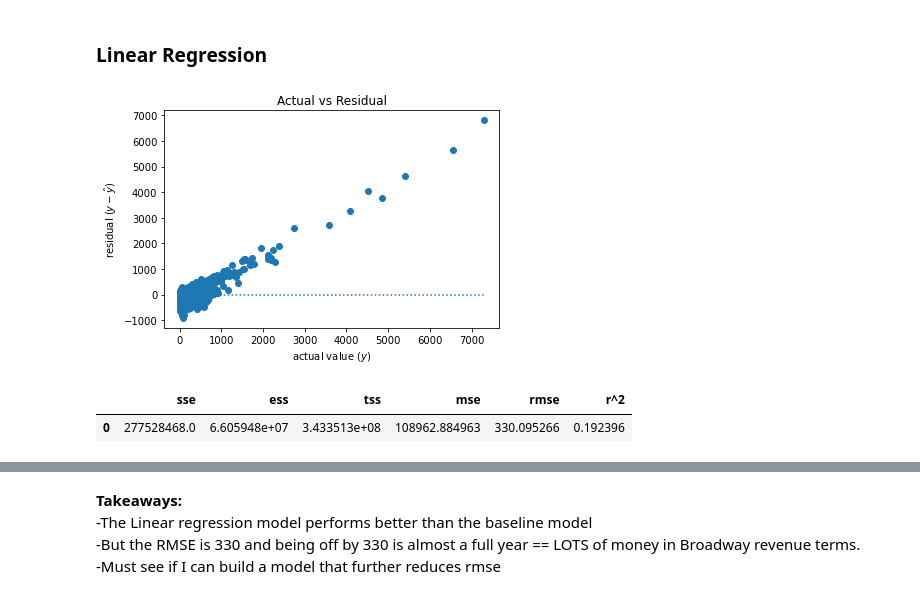
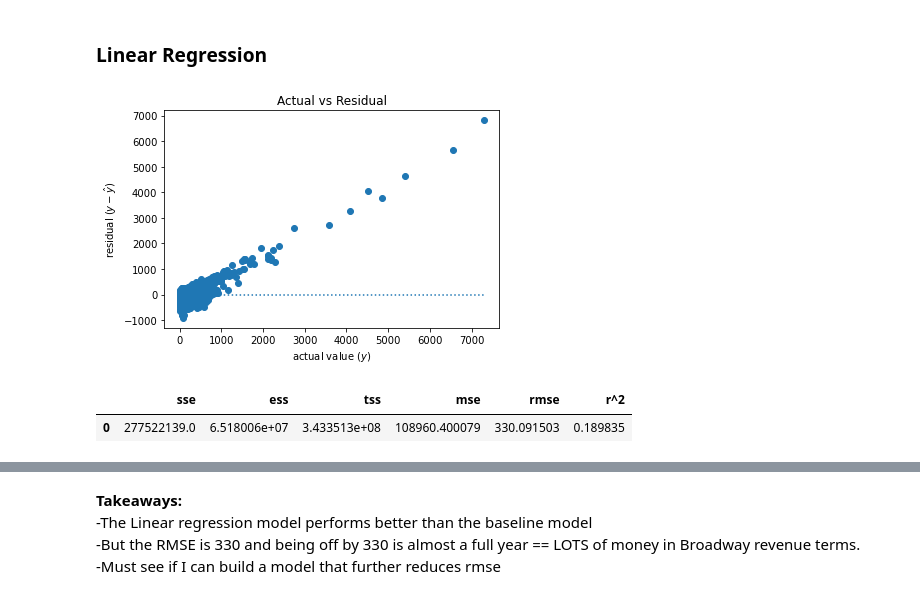
Before and after one commit to justin-m-sullivan/broadway_shows_fade_to_black, a Jupyter notebook: explore_workbook.ipynb, the cells around one changed output, grey strips where cells are left out. Saved outputs shown, nothing was run; the diff lists cells and outputs as text; code cells hidden in the pictures.

```diff
--- a/explore_workbook.ipynb
+++ b/explore_workbook.ipynb
@@ -337,8 +209,12 @@ X = partitions[1:4]
 
 # fit the minmaxscaler to X_train
 X_train = X[0]
+X_validate = X[1]
+X_test = X[2]
 
 scaler = MinMaxScaler(copy=True).fit(X_train[scaled_vars])
+scaler = MinMaxScaler(copy=True).fit(X_validate[scaled_vars])
+scaler = MinMaxScaler(copy=True).fit(X_test[scaled_vars])
 
 def scale_and_concat(df):
     scaled_array = scaler.transform(df[scaled_vars])
@@ -446,25 +334,43 @@ y_train.drop(columns={'yhat_baseline_median'}, inplace=True)
 # %%
 # create the model object
 lm = LinearRegression(normalize=True)
 
 # fit the model to our training data. We must specify the column in y_train,
 # since we have converted it to a dataframe from a series!
-lm.fit(X_train, y_train.length_of_run)
+lm.fit(X_train[['is_revival', 'Production Type_Concert',
+       'Production Type_Original Production', 'Production Type_Premiere',
+       'Production Type_Production', 'Production Type_Revised Production',
+       'Production Type_Revival', 'Show Type_Ballet', 'Show Type_Dance',
+       'Show Type_Musical', 'Show Type_One-Acts', 'Show Type_Opera Bouffe',
+       'Show Type_Operetta', 'Show Type_Other', 'Show Type_Performance',
+       'Show Type_Play', 'Show Type_Play with Music', 'Show Type_Solo',
+       'Show Type_Vaudeville', 'scaled_Year', 'scaled_N People',
+       'scaled_N Performers', 'scaled_N Creative Team', 'scaled_theatre_id',
+       'scaled_Theatre Capacity']], y_train.length_of_run)
 
 # predict train
-y_train['yhat_lm'] = lm.predict(X_train)
+y_train['yhat_lm'] = lm.predict(X_train[['is_revival', 'Production Type_Concert',
+       'Production Type_Original Production', 'Production Type_Premiere',
+       'Production Type_Production', 'Production Type_Revised Production',
+       'Production Type_Revival', 'Show Type_Ballet', 'Show Type_Dance',
+       'Show Type_Musical', 'Show Type_One-Acts', 'Show Type_Opera Bouffe',
+       'Show Type_Operetta', 'Show Type_Other', 'Show Type_Performance',
+       'Show Type_Play', 'Show Type_Play with Music', 'Show Type_Solo',
+       'Show Type_Vaudeville', 'scaled_Year', 'scaled_N People',
+       'scaled_N Performers', 'scaled_N Creative Team', 'scaled_theatre_id',
+       'scaled_Theatre Capacity']])
 
 # compute residuals
 y_train['residual'] = y_train['yhat_lm'] - y_train['length_of_run']
 y_train['baseline_residual'] = y_train['yhat_baseline_mean'] - y_train['length_of_run']
 
 #Use evaluate model to visualize the residuals
 evaluate.plot_residuals(y_train.length_of_run, y_train.yhat_lm)
 
 #Retrieve evaluation metrics for Linear Regression Model on in-sample data
 pd.DataFrame(evaluate.regression_errors(y_train.length_of_run, y_train.yhat_lm)).T
 # %% [output]
 [figure]
 |  | sse | ess | tss | mse | rmse | r^2 |
-| 0 | 277528468.0 | 6.605948e+07 | 3.433513e+08 | 108962.884963 | 330.095266 | 0.192396 |
+| 0 | 277522139.0 | 6.518006e+07 | 3.433513e+08 | 108960.400079 | 330.091503 | 0.189835 |
 # %%
```
Also changed, not shown: parts of 23 cells of this notebook.
